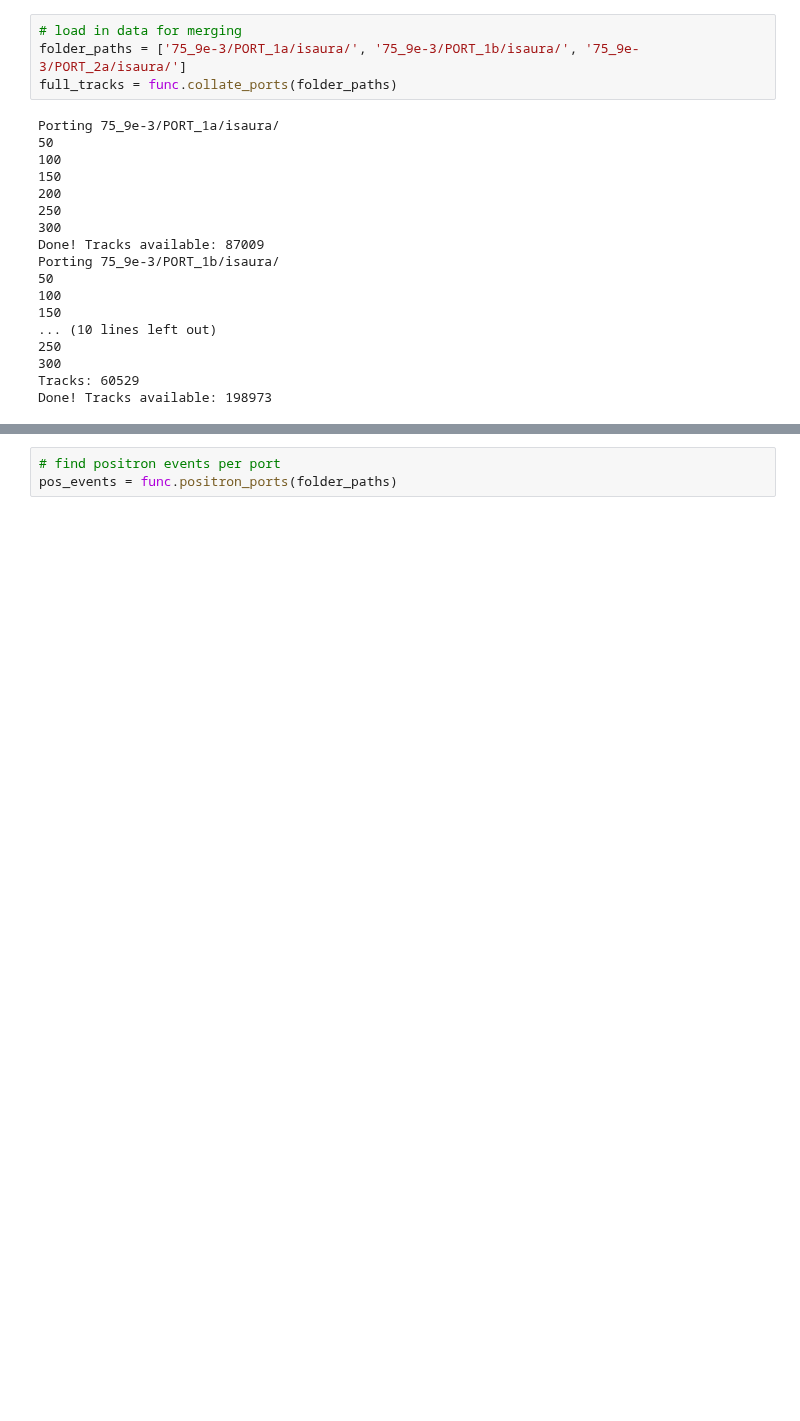
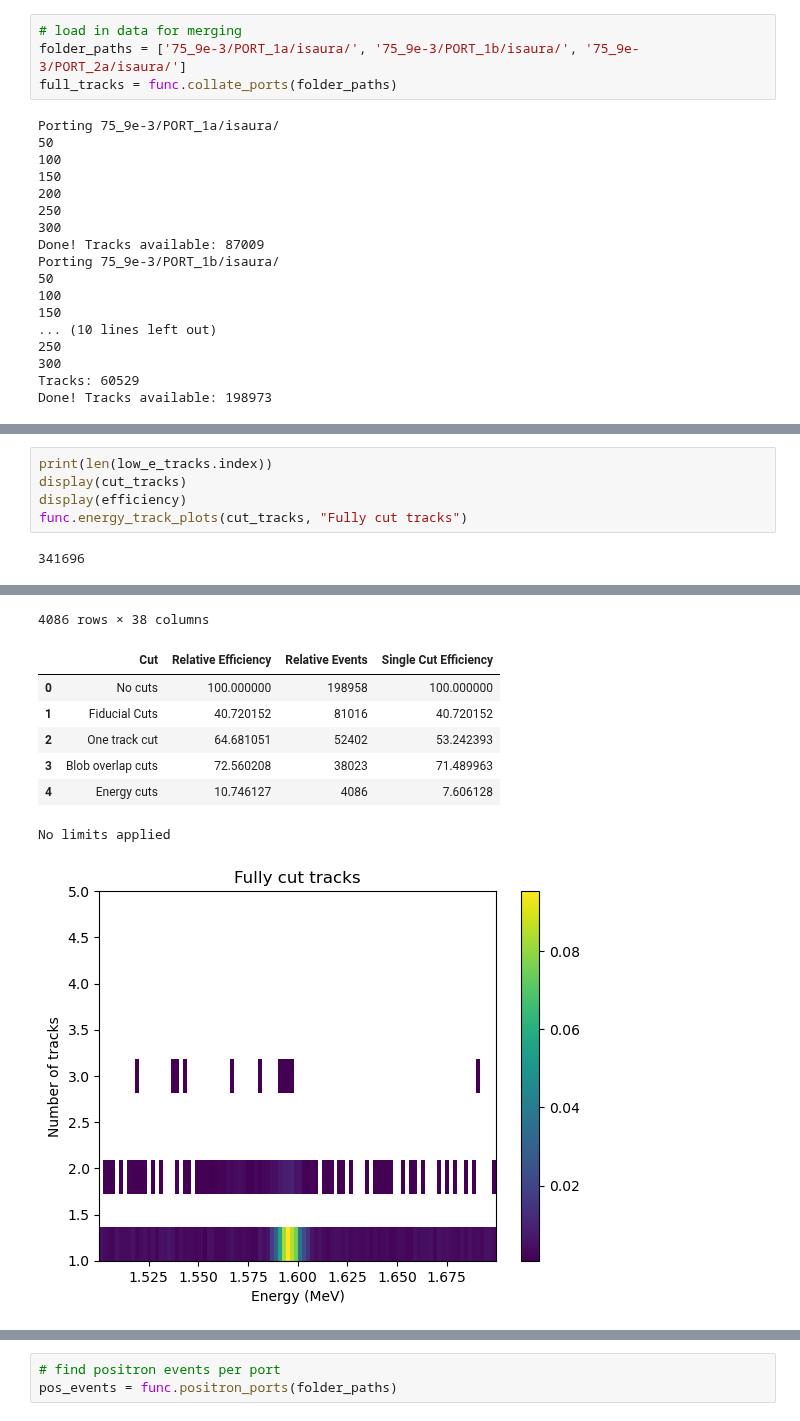
Before and after one commit to jwaiton/next_misc, a Jupyter notebook: FOM_merge&fit/MC_FOM_producer.ipynb, the cells around one changed output, grey strips where cells are left out. Cells and saved outputs as stored; diff of their text form; blank space fills up the shorter version.

```diff
--- a/FOM_merge&fit/MC_FOM_producer.ipynb
+++ b/FOM_merge&fit/MC_FOM_producer.ipynb
@@ -47,0 +304,7 @@ Done! Tracks available: 198973
+# %%
+print(len(low_e_tracks.index))
+display(cut_tracks)
+display(efficiency)
+func.energy_track_plots(cut_tracks, "Fully cut tracks")
+# %% [output]
+341696
@@ -48,3 +323,12 @@ Done! Tracks available: 198973
+4086 rows × 38 columns
+|  | Cut | Relative Efficiency | Relative Events | Single Cut Efficiency |
+| 0 | No cuts | 100.000000 | 198958 | 100.000000 |
+| 1 | Fiducial Cuts | 40.720152 | 81016 | 40.720152 |
+| 2 | One track cut | 64.681051 | 52402 | 53.242393 |
+| 3 | Blob overlap cuts | 72.560208 | 38023 | 71.489963 |
+| 4 | Energy cuts | 10.746127 | 4086 | 7.606128 |
+No limits applied
+[figure, added]
 # %%
 # apply cuts
 low_e_tracks = full_tracks[full_tracks.energy > 0.05]
```
Also changed, not shown: parts of 8 cells of this notebook, 1 other file.
